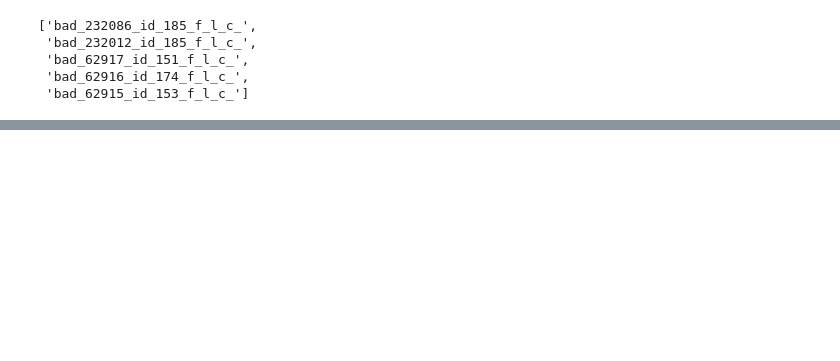
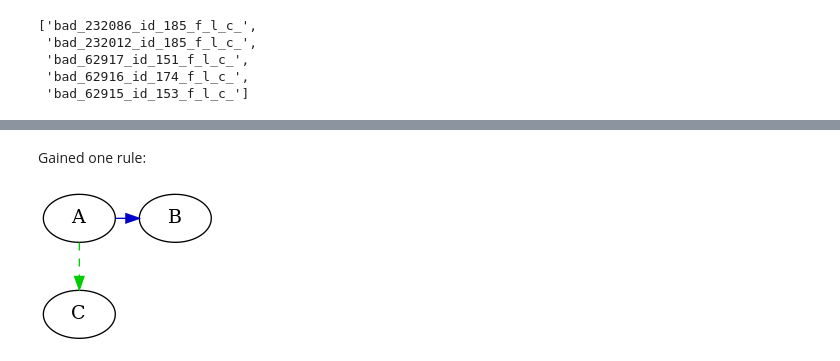
Before and after one commit to dj311/uob-summer-project, a Jupyter notebook: code/ILP-joern-ey-into-progol-tree-tag.ipynb, the cells around one changed output, grey strips where cells are left out. Drawn from its saved outputs; the diff is of its cells as text; code cells hidden in the pictures; blank space fills up the shorter version.

```diff
--- a/code/ILP-joern-ey-into-progol-tree-tag.ipynb
+++ b/code/ILP-joern-ey-into-progol-tree-tag.ipynb
@@ -941,0 +459,8 @@ CProgol Version 5.0
+# %% [markdown]
+Gained one rule:
+# %%
+import graph_visualisation as gv
+
+gv.jupyter_display_graph(gv.prolog_rule_to_dot('bug(A) :- ref(A,B), ancestor(A,C).'))
+# %% [output]
+[figure, added]
```
Also changed, not shown: parts of 34 cells of this notebook, 3 other files.
